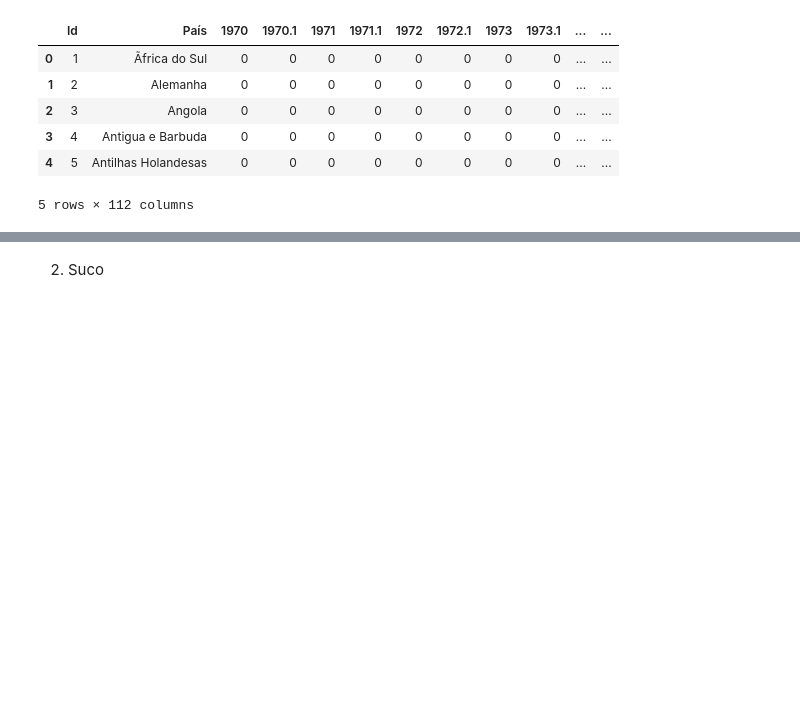
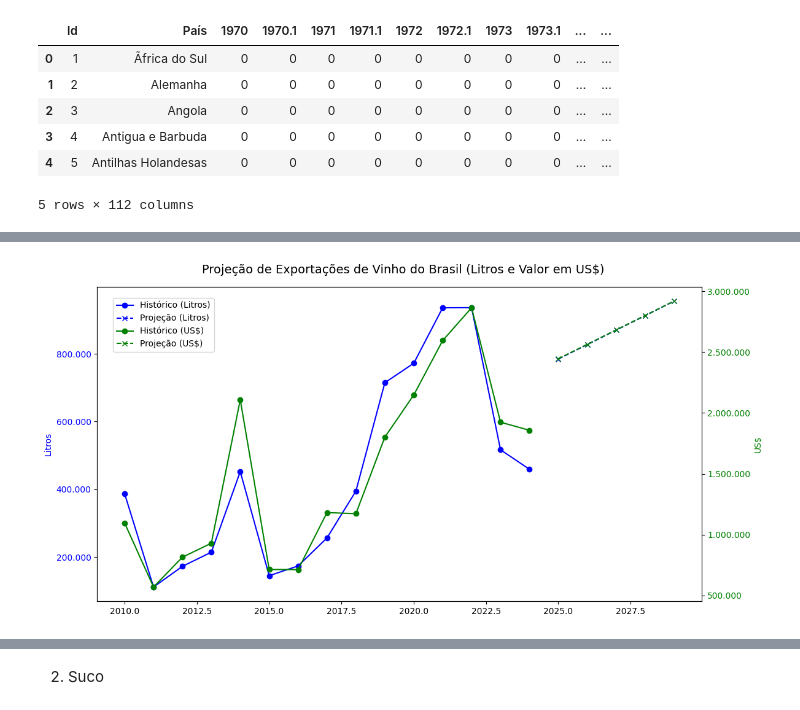
Before and after one commit to jaqueantunes/export_uva, a Jupyter notebook: PosFIAP_Export.ipynb, the cells around one changed output, grey strips where cells are left out. Saved outputs shown, nothing was run; the diff lists cells and outputs as text; code cells hidden in the pictures; blank space fills up the shorter version.

```diff
--- a/PosFIAP_Export.ipynb
+++ b/PosFIAP_Export.ipynb
@@ -189,52 +530,83 @@ D2.head()
 # %%
 import pandas as pd
+import numpy as np
+from sklearn.linear_model import LinearRegression
+import matplotlib.pyplot as plt
+import matplotlib.ticker as ticker
 import unicodedata
 
-# Corrigir nome da coluna de país (caso ainda tenha erro)
+# Corrigir nome da coluna de país
 D2.rename(columns={D2.columns[1]: 'País'}, inplace=True)
 
-# Separar colunas de litros e valor
-colunas_kg = [col for col in D2.columns if col.isdigit()]
-colunas_usd = [col for col in D2.columns if '.1' in col]
+# Separar colunas
+col_kg = [col for col in D2.columns if col.isdigit()]
+col_usd = [col for col in D2.columns if '.1' in col]
 
-# Criar DataFrames separados e renomear valor para o mesmo nome dos anos
-D_kg = D2[['País'] + colunas_kg].copy()
-D_valor = D2[['País'] + colunas_usd].copy()
-D_valor.columns = ['País'] + [col.replace('.1', '') for col in colunas_usd]
+# Renomear colunas de valor
+D_valor = D2[['País'] + col_usd].copy()
+D_valor.columns = ['País'] + [col.replace('.1', '') for col in col_usd]
 
 # Transformar em formato longo
-df_kg_long = D_kg.melt(id_vars='País', var_name='Ano', value_name='Litros')
+df_kg_long = D2[['País'] + col_kg].melt(id_vars='País', var_name='Ano', value_name='Litros')
 df_valor_long = D_valor.melt(id_vars='País', var_name='Ano', value_name='Valor_USD')
 
-# Padronizar tipos e nomes
+# Ajustar tipos
 df_kg_long['Ano'] = df_kg_long['Ano'].astype(int)
 df_valor_long['Ano'] = df_valor_long['Ano'].astype(int)
 
-# Normalizar nomes dos países
+# Normalizar nomes
 def normalizar(texto):
-    if pd.isnull(texto):
-        return ''
-    return unicodedata.normalize('NFKD', texto).encode('ASCII', 'ignore').decode('utf-8').strip().lower()
+    return unicodedata.normalize('NFKD', str(texto)).encode('ASCII', 'ignore').decode('utf-8').strip().lower()
 
 df_kg_long['País'] = df_kg_long['País'].apply(normalizar)
 df_valor_long['País'] = df_valor_long['País'].apply(normalizar)
 
-# Juntar os dois DataFrames
+# Combinar dados
 df_comb = pd.merge(df_kg_long, df_valor_long, on=['País', 'Ano'], how='inner')
-
-# Filtrar linhas com Litros > 0
 df_comb = df_comb[df_comb['Litros'] > 0]
-
-# Calcular valor médio por litro
 df_comb['USD_por_Litro'] = df_comb['Valor_USD'] / df_comb['Litros']
 
-# Pegar o ano mais recente disponível na base
-ultimo_ano = df_comb['Ano'].max()
+# ========== PROJEÇÃO ==========
+# Filtrar últimos 15 anos
+ultimos_anos = sorted(df_comb['Ano'].unique())[-15:]
+df_ultimos_15 = df_comb[df_comb['Ano'].isin(ultimos_anos)]
 
-# Filtrar apenas os últimos 15 anos
-df_comb = df_comb[df_comb['Ano'] >= (ultimo_ano - 14)]
+# Agrupar por ano
+df_anual = df_ultimos_15.groupby('Ano')[['Litros', 'Valor_USD']].sum().reset_index()
 
-# Visualizar a base final filtrada
-print(f"📅 Últimos 15 anos: de {ultimo_ano - 14} até {ultimo_ano}")
-display(df_comb.head())
+# Regressão para projeção
+X = df_anual[['Ano']]
+anos_proj = np.array(range(2025, 2030)).reshape(-1, 1)
+
+# Projeção Litros
+modelo_litros = LinearRegression().fit(X, df_anual['Litros'])
+proj_litros = modelo_litros.predict(anos_proj)
+
+# Projeção Valor
+modelo_valor = LinearRegression().fit(X, df_anual['Valor_USD'])
+proj_valor = modelo_valor.predict(anos_proj)
+
+# PLOT
+fig, ax1 = plt.subplots(figsize=(12, 6))
+
+# Litros
+ax1.plot(df_anual['Ano'], df_anual['Litros'], label='Histórico (Litros)', color='blue', marker='o')
+ax1.plot(anos_proj.flatten(), proj_litros, label='Projeção (Litros)', color='blue', linestyle='--', marker='x')
+ax1.set_ylabel('Litros', color='blue')
+ax1.tick_params(axis='y', labelcolor='blue')
+ax1.yaxis.set_major_formatter(ticker.FuncFormatter(lambda x, _: f'{int(x):,}'.replace(',', '.')))
+
+# Valor
+ax2 = ax1.twinx()
+ax2.plot(df_anual['Ano'], df_anual['Valor_USD'], label='Histórico (US$)', color='green', marker='o')
+ax2.plot(anos_proj.flatten(), proj_valor, label='Projeção (US$)', color='green', linestyle='--', marker='x')
+ax2.set_ylabel('US$', color='green')
+ax2.tick_params(axis='y', labelcolor='green')
+ax2.yaxis.set_major_formatter(ticker.FuncFormatter(lambda x, _: f'{int(x):,}'.replace(',', '.')))
+
+# Finalizar gráfico
+fig.suptitle('Projeção de Exportações de Vinho do Brasil (Litros e Valor em US$)', fontsize=14)
+fig.legend(loc='upper left', bbox_to_anchor=(0.1, 0.9))
+fig.tight_layout()
+plt.show()
 # %% [output]
@@ -247,0 +613 @@ display(df_comb.head())
+[figure, added]
```
Also changed, not shown: parts of 56 cells of this notebook.
